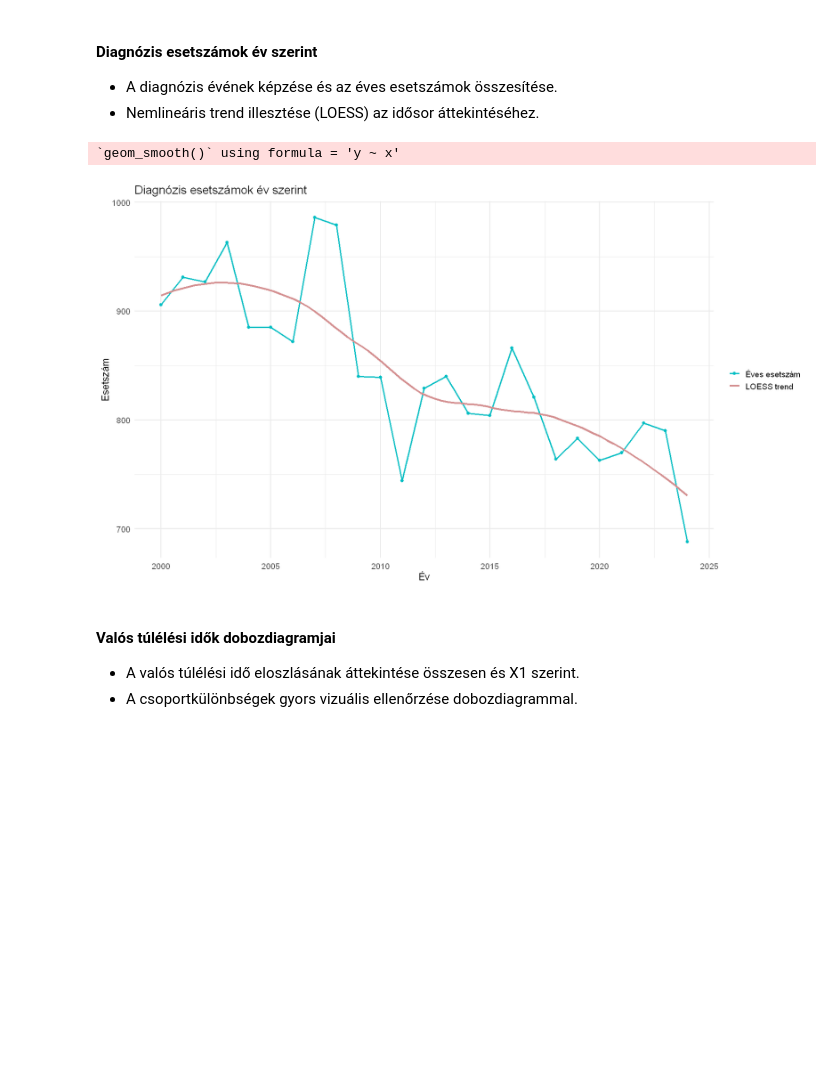
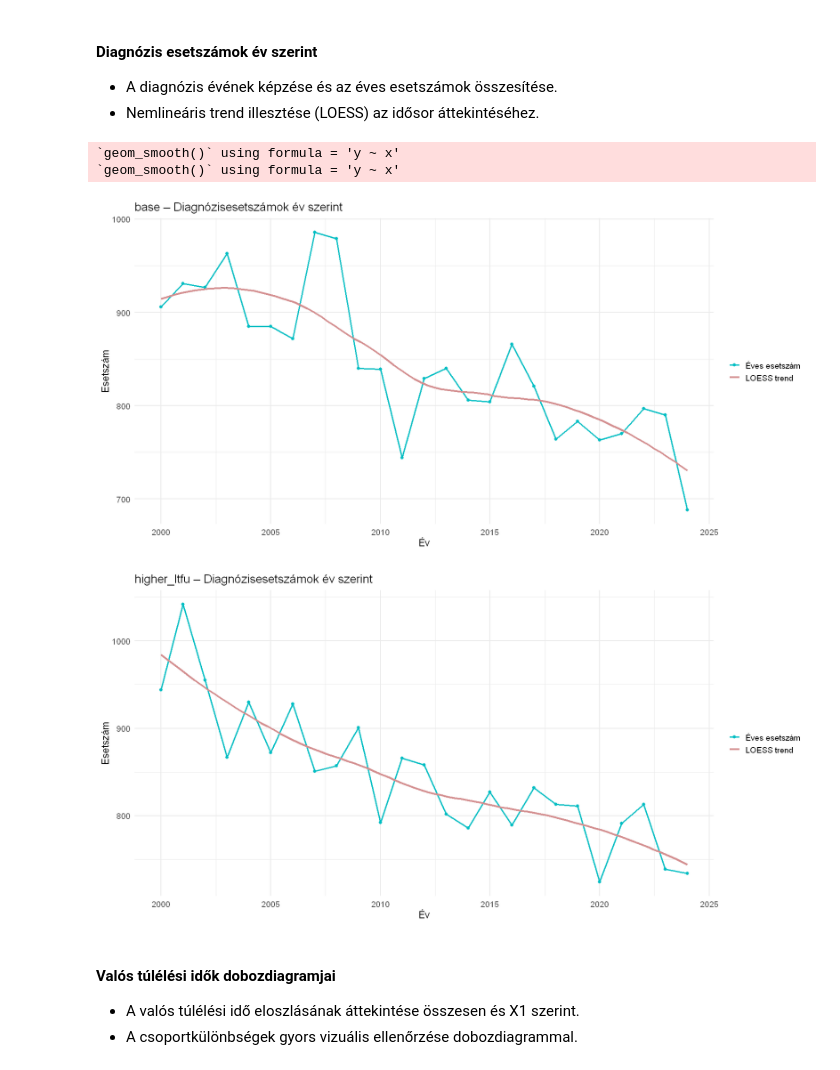
Before and after one commit to lrado1/rprev-ext, a Jupyter notebook: notebooks/synthetic_registry_yearly.ipynb, the cells around one changed output. Drawn from its saved outputs; the diff is of its cells as text; code cells hidden in the pictures; blank space fills up the shorter version.

```diff
--- a/notebooks/synthetic_registry_yearly.ipynb
+++ b/notebooks/synthetic_registry_yearly.ipynb
@@ -434,29 +435,55 @@ overlap_plots <- plot_incident_vs_prevalent_age(
 - A diagnózis évének képzése és az éves esetszámok összesítése.
 - Nemlineáris trend illesztése (LOESS) az idősor áttekintéséhez.
 # %%
-# Éves diagnózisszámok összesítése
-inc_counts <- df_eda %>%
-  dplyr::transmute(year = as.integer(format(diagnosis_date_D, "%Y"))) %>%
-  dplyr::count(year, name = "n") %>%
-  dplyr::arrange(year)
+library(dplyr)
+library(ggplot2)
 
-# Ábra: éves esetszám + LOESS trend
-ggplot(inc_counts, aes(x = year)) +
-  geom_line(aes(y = n, color = "Éves esetszám"), linewidth = 1) +
-  geom_point(aes(y = n, color = "Éves esetszám"), size = 2) +
-  geom_smooth(aes(y = n, color = "LOESS trend"),
-              method = "loess", se = FALSE, linewidth = 1.2) +
-  scale_color_manual(values = c("Éves esetszám" = "#00BFC4", "LOESS trend" = "#d48f90")) +
-  theme_minimal(base_size = 14) +
-  labs(
-    title = "Diagnózis esetszámok év szerint",
-    x = "Év",
-    y = "Esetszám",
-    color = NULL
-  )
+# Éves diagnózisszámok ábrázolása (több adathalmazra)
+plot_yearly_diagnosis_counts <- function(data_list) {
+
+  # Ábrák előállítása scenáriónként
+  out <- lapply(names(data_list), function(nm) {
+
+    # Diagnózis évének képzése és az éves esetszámok összesítése
+    inc_counts <- data_list[[nm]] %>%
+      transmute(year = as.integer(format(diagnosis_date_D, "%Y"))) %>%
+      count(year, name = "n") %>%
+      arrange(year)
+
+    # Ábra: éves esetszám + nemlineáris (LOESS) trend
+    ggplot(inc_counts, aes(x = year)) +
+      geom_line(aes(y = n, color = "Éves esetszám"), linewidth = 1) +
+      geom_point(aes(y = n, color = "Éves esetszám"), size = 2) +
+      geom_smooth(aes(y = n, color = "LOESS trend"),
+                  method = "loess", se = FALSE, linewidth = 1.2) +
+      scale_color_manual(values = c("Éves esetszám" = "#00BFC4", "LOESS trend" = "#d48f90")) +
+      theme_minimal(base_size = 14) +
+      labs(
+        title = paste0(nm, " – Diagnózisesetszámok év szerint"),
+        x = "Év",
+        y = "Esetszám",
+        color = NULL
+      )
+  })
+
+  # Kimenet: név szerinti ábralista
+  names(out) <- names(data_list)
+  out
+}
+
+options(repr.plot.width = 14, repr.plot.height = 7)
+
+incidence_plots <- plot_yearly_diagnosis_counts(
+  list(base = df_eda_base, higher_ltfu = df_eda_high_ltfu)
+)
+
+incidence_plots$base
+incidence_plots$higher_ltfu
 # %% [output]
 `geom_smooth()` using formula = 'y ~ x'
+`geom_smooth()` using formula = 'y ~ x'
-[figure, old version]
+[figure, new version]
+[figure, added]
 # %% [markdown]
 #### Valós túlélési idők dobozdiagramjai
 - A valós túlélési idő eloszlásának áttekintése összesen és X1 szerint.
```
Also changed, not shown: parts of 4 cells of this notebook.
